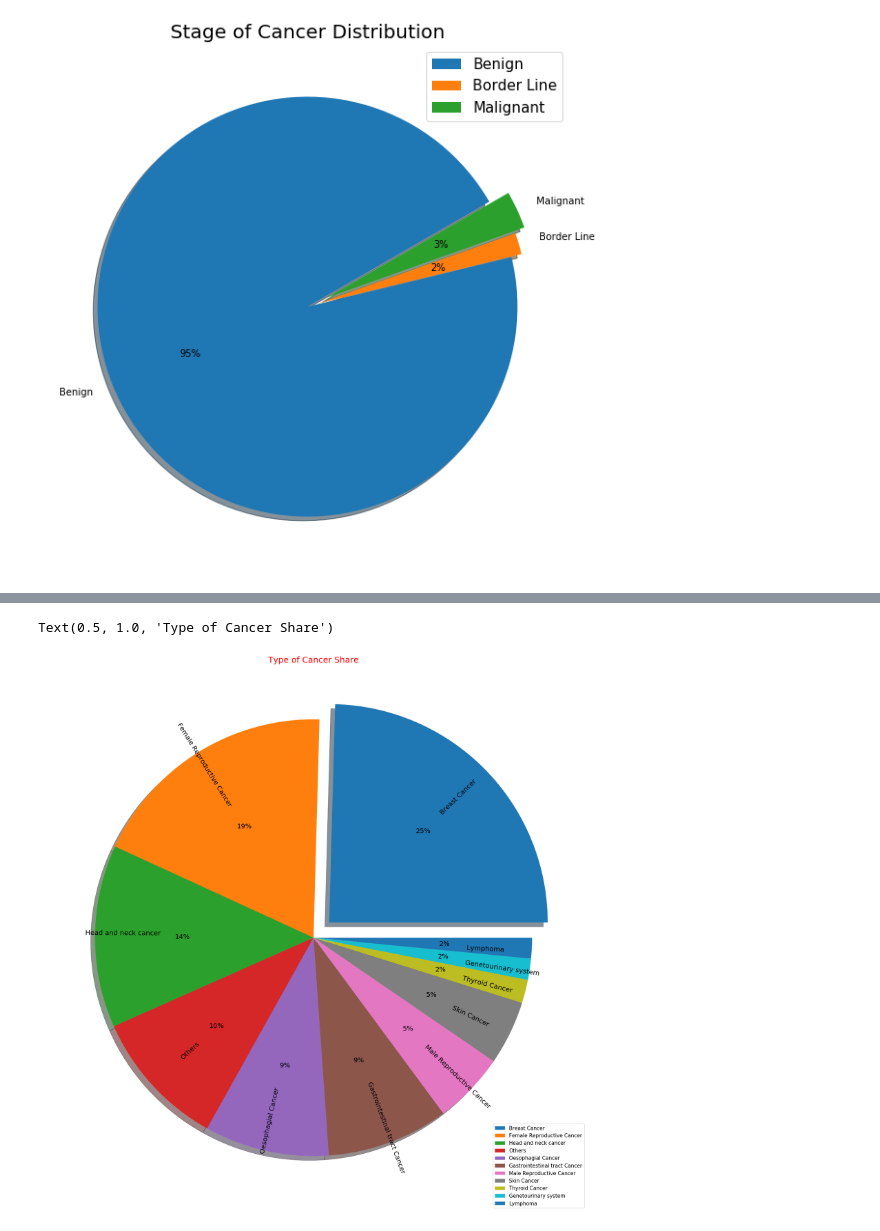
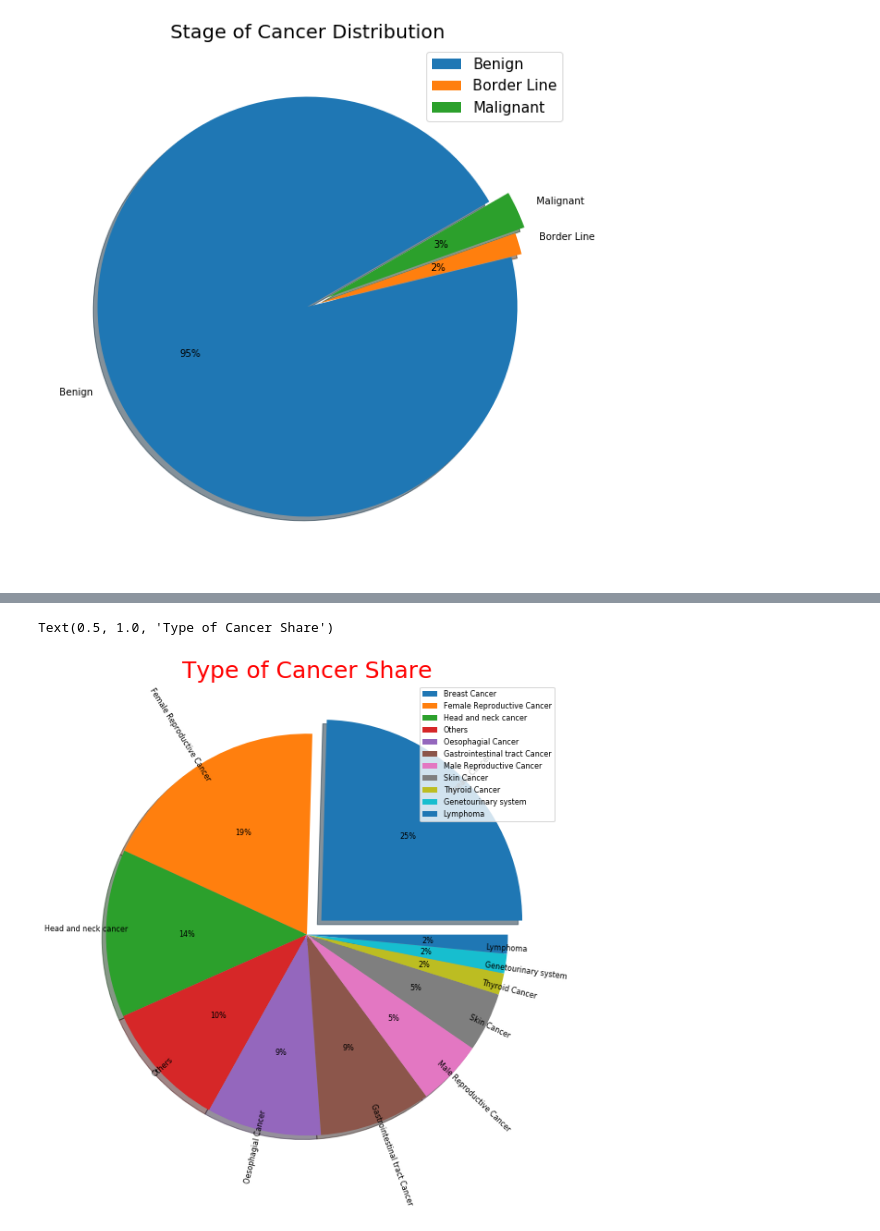
Before and after one commit to ssnk4343/Hospital_Cancer_Analysis, a Jupyter notebook: Cancer_Analysis.ipynb, the cells around one changed output, grey strips where cells are left out. Cells and saved outputs as stored; diff of their text form; code cells hidden in the pictures.

```diff
--- a/Cancer_Analysis.ipynb
+++ b/Cancer_Analysis.ipynb
@@ -121,26 +145,26 @@ Text(0.5, 1.0, 'Stage of Cancer Distribution')
 # %%
 # fig,(ax1,ax2)=plt.subplots(nrows=2,ncols=1)
 type_of_cancer=df['Type of Cancer'].value_counts().sort_values()
 type_of_cancer
 others=0
 for item in type_of_cancer:
     if item<27:
         others= item +others
 type(others)
 obj = pd.Series(others)
 obj.index=["Others"]
 type_of_cancer = type_of_cancer.append(pd.Series(obj))
 type_of_cancer_top = type_of_cancer.sort_values(ascending=False).nlargest(11)
 type_of_cancer_top
 exp= np.zeros(11)
 exp[0]=0.1
-type_of_cancer_top.plot.pie(figsize=(30,30),autopct='%1.f%%',explode=exp,shadow=True,rotatelabels = 270,fontsize=20,labeldistance=0.7)
-plt.legend(fontsize=15,loc='best')
+type_of_cancer_top.plot.pie(figsize=(10,10),autopct='%1.f%%',explode=exp,shadow=True,rotatelabels = 270,fontsize=8,labeldistance=0.89)
+plt.legend(fontsize=8,loc='best')
 plt.ylabel("")
 plt.title('Type of Cancer Share',Fontsize=25,color='r')
 # %% [output]
 Text(0.5, 1.0, 'Type of Cancer Share')
-[figure, old version]
+[figure, new version]
 # %%
 oth = type_of_cancer.sort_values(ascending=False)[11:28]
 exp= np.zeros(17)
```
Also changed, not shown: parts of 5 cells of this notebook.
